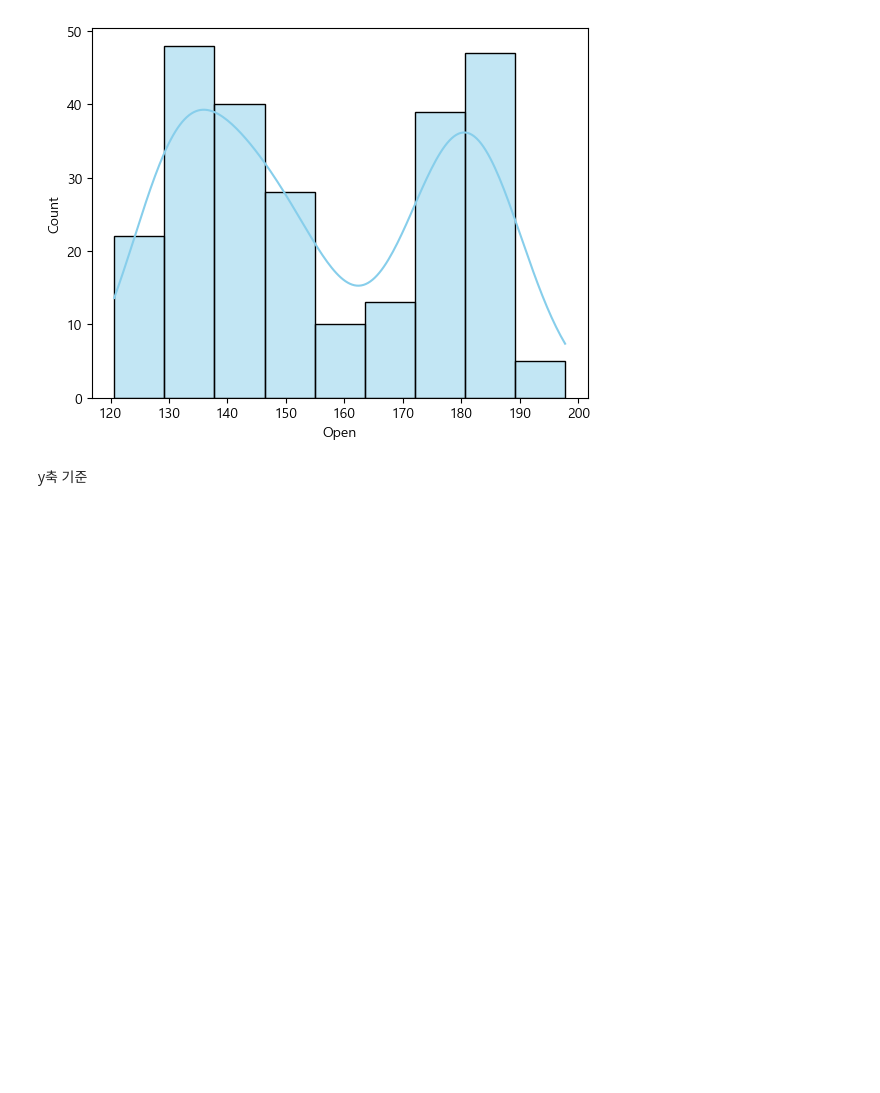
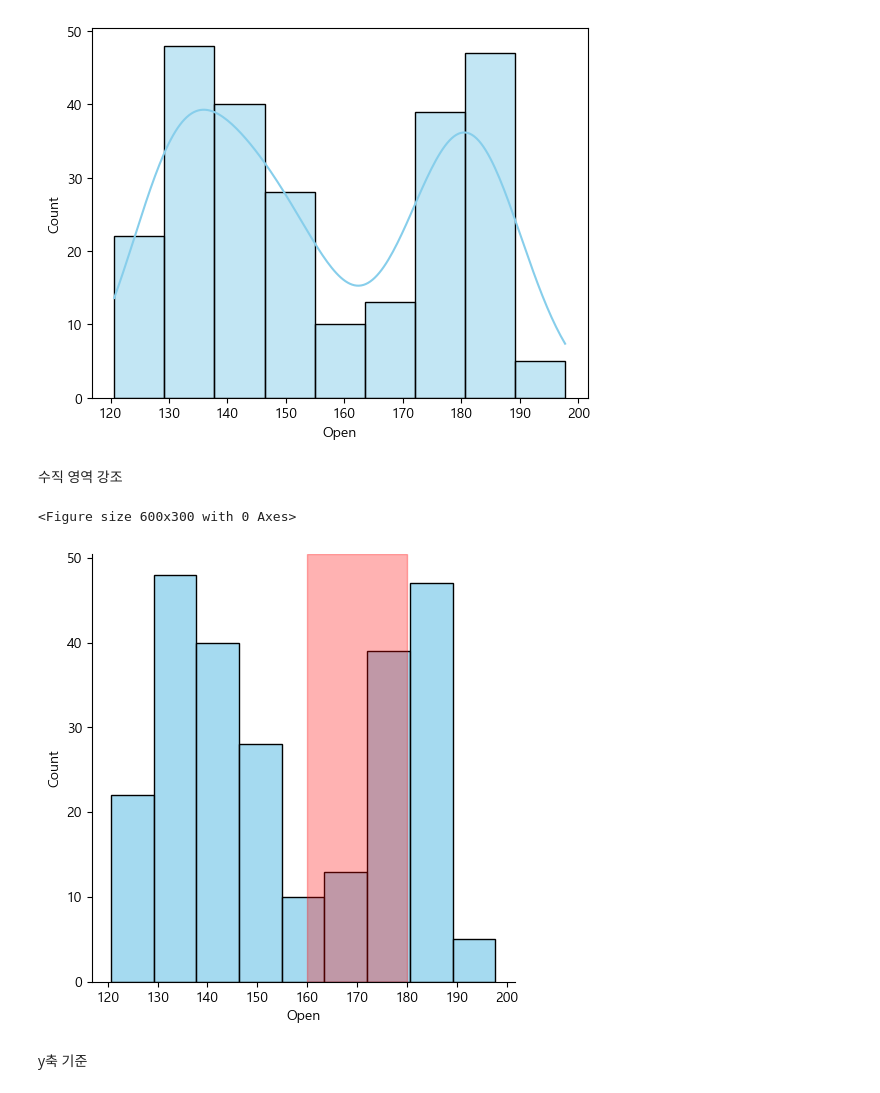
Before and after one commit to mingd00/ML, a Jupyter notebook: Visualization.ipynb, the cells around one changed output. Saved outputs shown, nothing was run; the diff lists cells and outputs as text; code cells hidden in the pictures; blank space fills up the shorter version.

```diff
--- a/Visualization.ipynb
+++ b/Visualization.ipynb
@@ -27,6 +27,17 @@ sns.histplot(x = data['Open'], kde=True, color='Skyblue')
 plt.show()
 # %% [output]
 [figure]
+# %% [markdown]
+수직 영역 강조
+# %%
+plt.figure(figsize=(6, 3))
+sns.displot(data['Open'], color='Skyblue')
+# alpha: 색상의 투명도를 조절(0: 투명, 1: 불투명)
+plt.axvspan(xmin=160, xmax=180, alpha=0.3, color='red')
+plt.show()
+# %% [output]
+<Figure size 600x300 with 0 Axes>
+[figure, added]
 # %% [markdown]
 y축 기준
 # %%
```
Also changed, not shown: parts of 4 cells of this notebook.
